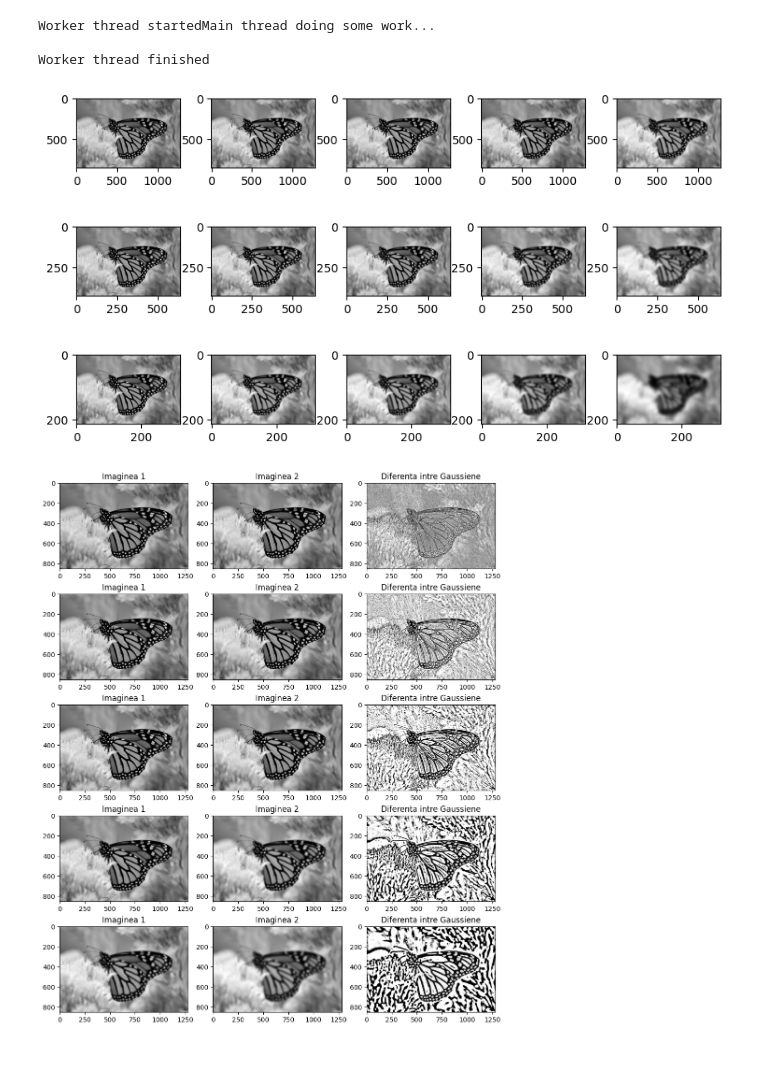
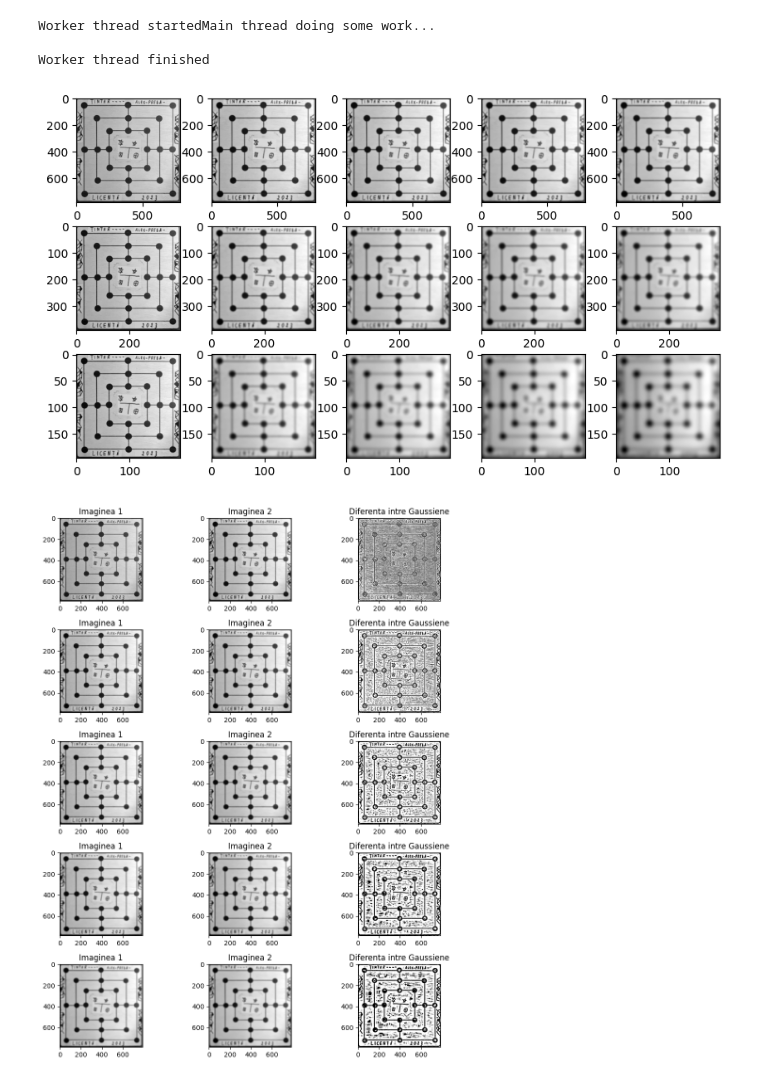
Before and after one commit to predaalex/licenta, a Jupyter notebook: playground.ipynb, the cells around one changed output. Drawn from its saved outputs; the diff is of its cells as text; code cells hidden in the pictures.

```diff
--- a/playground.ipynb
+++ b/playground.ipynb
@@ -55,33 +55,35 @@ Worker thread finished
 # %%
 import matplotlib.pyplot as plt
 from scipy.ndimage import gaussian_filter
 import cv2 as cv
 
-img_originala = cv.imread("resources/butterfly.jpg")
+img_originala = cv.imread("resources/template_test3.jpg")
+# img_originala = cv.resize(img_originala, (0, 0), fx=0.5, fy=0.5)
 img_originala = cv.cvtColor(img_originala, cv.COLOR_BGR2GRAY)
+sigma = 2  # Standard deviation of the first Gaussian filter
+
 # Apply Gaussian filters to the images
 fix, axs = plt.subplots(3, 5, figsize=(10, 6))
 for i in range(3):
     img_blur = img_originala
-    sigma = 1.0  # Standard deviation of the first Gaussian filter
     for j in range(5):
         axs[i][j].imshow(img_blur, cmap='gray',)
         img_blur = gaussian_filter(img_blur, sigma)
-        sigma += j
 
     img_originala = cv.resize(img_originala, (0, 0), fx=0.5, fy=0.5)
 
 plt.subplots_adjust(hspace=0, wspace=0.3)
 plt.show()
 # %% [output]
-[figure, old version]
+[figure, new version]
 # %%
 import matplotlib.pyplot as plt
 from scipy.ndimage import gaussian_filter
 import cv2 as cv
-img_originala = cv.imread("resources/butterfly.jpg")
+img_originala = cv.imread("resources/template_test3.jpg")
+# img_originala = cv.resize(img_originala, (0, 0), fx=0.5, fy=0.5)
 img_originala = cv.cvtColor(img_originala, cv.COLOR_BGR2GRAY)
-sigma = 1  # Standard deviation of the first Gaussian filter
+sigma = 2  # Standard deviation of the first Gaussian filter
 
 fix, axs = plt.subplots(5, 3, figsize=(10, 12))
 
@@ -100,10 +102,9 @@ for i in range(5):
     axs[i][2].set_title("Diferenta intre Gaussiene")
 
     img_originala = img_blur
-    sigma += i
 
 
 plt.tight_layout()
 plt.show()
 # %% [output]
-[figure, old version]
+[figure, new version]
```
Also changed, not shown: 2 other files.
